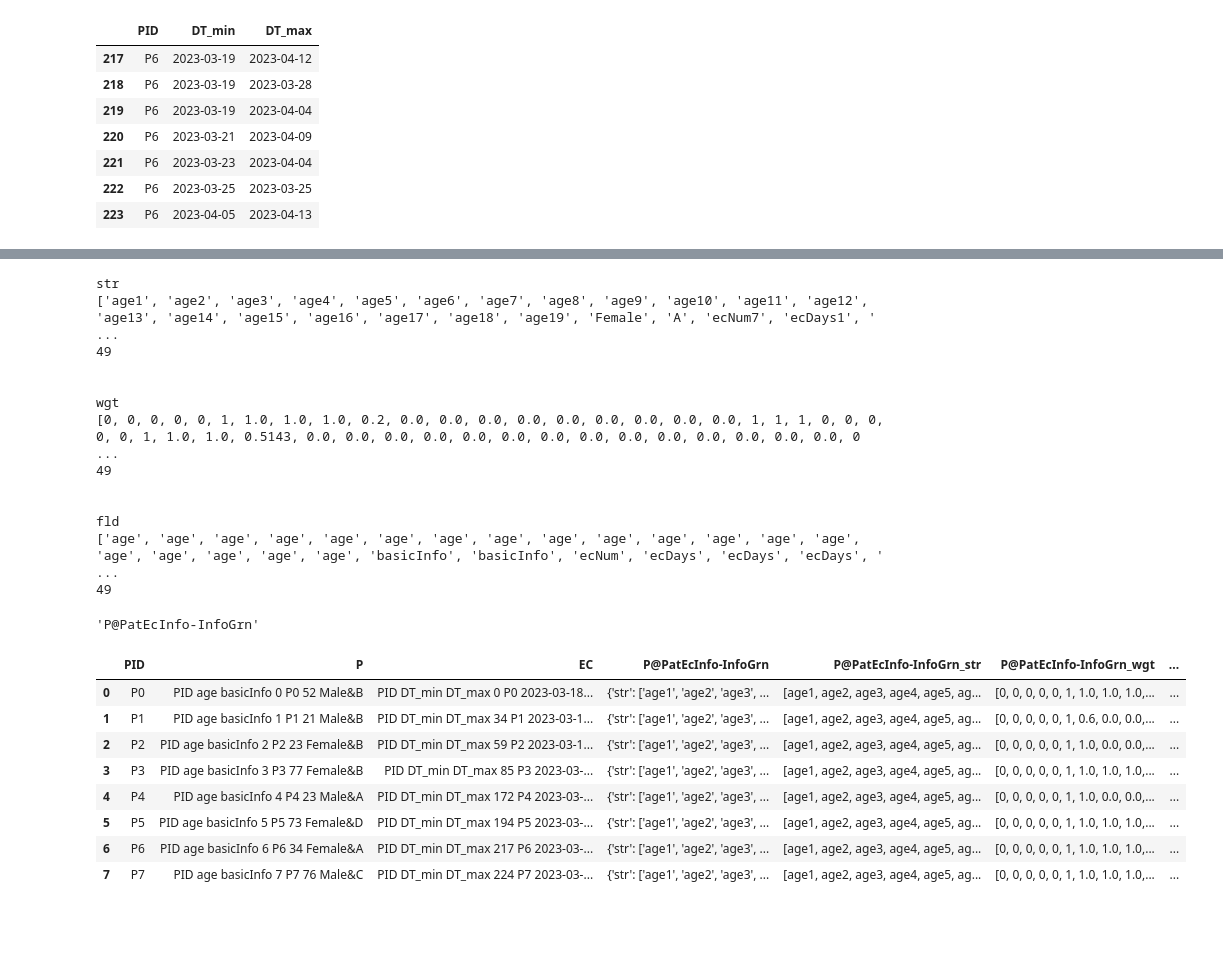
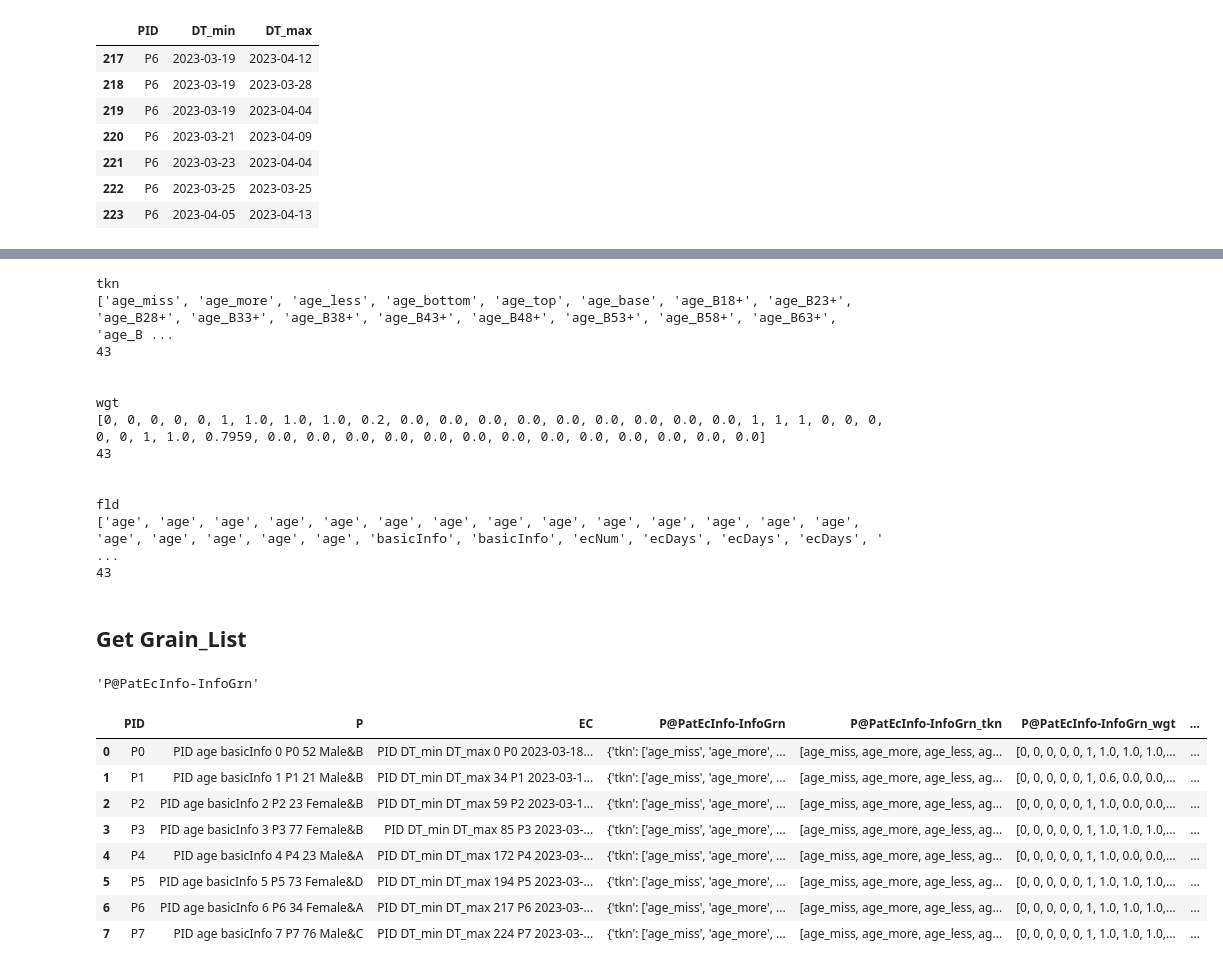
Before and after one commit to JHU-CDHAI/RecFldGrn, a Jupyter notebook: 2-FldGrn/01-P-FldGrn.ipynb, the cells around one changed output, grey strips where cells are left out. Cells and saved outputs as stored; diff of their text form; code cells hidden in the pictures; blank space fills up the shorter version.

```diff
--- a/2-FldGrn/01-P-FldGrn.ipynb
+++ b/2-FldGrn/01-P-FldGrn.ipynb
@@ -102,7 +109,8 @@ from functools import reduce
 ######## we will remove this to graintools.py file
 def get_df_whole_from_settings(RecLevel, RecLevelID,
                                SynFld, GrnName, Rec2FldList_Dict,
-                               prefix_ids, focal_ids, rec_folder
+                               prefix_ids, focal_ids, rec_folder,
+                               **kwargs
                               ):
     ## get the base IDs in case you need it. # eg: RecLevel: BMI, RecName: P.
     # Way 1
@@ -123,6 +131,7 @@ def get_df_whole_from_settings(RecLevel, RecLevelID,
 
         # make sure RecLevelID in df_whole.columns
         if RecLevelID not in df_whole.columns:
+            print('Use this...')
             on_cols = [i for i in df_base.columns if i in df_whole.columns]
             df_whole = pd.merge(df_base, df_whole, on = on_cols, how = 'left')
 
@@ -137,5 +146,9 @@ def get_df_whole_from_settings(RecLevel, RecLevelID,
 
     # Merge the dataframes in the list using reduce
     df_whole = reduce(lambda left, right: pd.merge(left, right, on=RecLevelID), L)
+
+    # df_base
+    df_whole = pd.merge(df_base, df_whole, on = focal_ids, how = 'left')
+
     return df_whole
 # %%
@@ -276,39 +327,43 @@ def grain_str_fn(df_input):
 # %%
-output = grain_str_fn(df_input)
+output = grain_tkn_fn(df_input)
 for name, grn_list in output.items():
     print('\n')
     print(name)
     print(grn_list)
     print(len(grn_list))
 # %% [output]
-str
-['age1', 'age2', 'age3', 'age4', 'age5', 'age6', 'age7', 'age8', 'age9', 'age10', 'age11', 'age12', 'age13', 'age14', 'age15', 'age16', 'age17', 'age18', 'age19', 'Female', 'A', 'ecNum7', 'ecDays1', ' ...
-49
+tkn
+['age_miss', 'age_more', 'age_less', 'age_bottom', 'age_top', 'age_base', 'age_B18+', 'age_B23+', 'age_B28+', 'age_B33+', 'age_B38+', 'age_B43+', 'age_B48+', 'age_B53+', 'age_B58+', 'age_B63+', 'age_B ...
+43
 
 
 wgt
-[0, 0, 0, 0, 0, 1, 1.0, 1.0, 1.0, 0.2, 0.0, 0.0, 0.0, 0.0, 0.0, 0.0, 0.0, 0.0, 0.0, 1, 1, 1, 0, 0, 0, 0, 0, 1, 1.0, 1.0, 0.5143, 0.0, 0.0, 0.0, 0.0, 0.0, 0.0, 0.0, 0.0, 0.0, 0.0, 0.0, 0.0, 0.0, 0.0, 0 ...
-49
+[0, 0, 0, 0, 0, 1, 1.0, 1.0, 1.0, 0.2, 0.0, 0.0, 0.0, 0.0, 0.0, 0.0, 0.0, 0.0, 0.0, 1, 1, 1, 0, 0, 0, 0, 0, 1, 1.0, 0.7959, 0.0, 0.0, 0.0, 0.0, 0.0, 0.0, 0.0, 0.0, 0.0, 0.0, 0.0, 0.0, 0.0]
+43
 
 
 fld
 ['age', 'age', 'age', 'age', 'age', 'age', 'age', 'age', 'age', 'age', 'age', 'age', 'age', 'age', 'age', 'age', 'age', 'age', 'age', 'basicInfo', 'basicInfo', 'ecNum', 'ecDays', 'ecDays', 'ecDays', ' ...
-49
+43
+# %% [markdown]
+## Get Grain_List
 # %%
 recfldgrn = f'{RecLevel}@{SynFld}-{GrnName}'
 recfldgrn
 # %% [output]
 'P@PatEcInfo-InfoGrn'
 # %%
-df_whole[recfldgrn] = df_whole.apply(lambda df_input: grain_str_fn(df_input), axis = 1)
+df_whole[recfldgrn] = df_whole.apply(lambda df_input: grain_tkn_fn(df_input), axis = 1)
+for i in ['tkn', 'wgt', 'fld']:
+    df_whole[f'{recfldgrn}_{i}'] = df_whole[recfldgrn].apply(lambda x: x[i])
 df_whole
 # %% [output]
-|  | PID | P | EC | P@PatEcInfo-InfoGrn | P@PatEcInfo-InfoGrn_str | P@PatEcInfo-InfoGrn_wgt | ... |
-| 0 | P0 | PID age basicInfo 0 P0 52 Male&B | PID DT_min DT_max 0 P0 2023-03-18... | {'str': ['age1', 'age2', 'age3', ... | [age1, age2, age3, age4, age5, ag... | [0, 0, 0, 0, 0, 1, 1.0, 1.0, 1.0,... | ... |
-| 1 | P1 | PID age basicInfo 1 P1 21 Male&B | PID DT_min DT_max 34 P1 2023-03-1... | {'str': ['age1', 'age2', 'age3', ... | [age1, age2, age3, age4, age5, ag... | [0, 0, 0, 0, 0, 1, 0.6, 0.0, 0.0,... | ... |
-| 2 | P2 | PID age basicInfo 2 P2 23 Female&B | PID DT_min DT_max 59 P2 2023-03-1... | {'str': ['age1', 'age2', 'age3', ... | [age1, age2, age3, age4, age5, ag... | [0, 0, 0, 0, 0, 1, 1.0, 0.0, 0.0,... | ... |
-| 3 | P3 | PID age basicInfo 3 P3 77 Female&B | PID DT_min DT_max 85 P3 2023-03-... | {'str': ['age1', 'age2', 'age3', ... | [age1, age2, age3, age4, age5, ag... | [0, 0, 0, 0, 0, 1, 1.0, 1.0, 1.0,... | ... |
-| 4 | P4 | PID age basicInfo 4 P4 23 Male&A | PID DT_min DT_max 172 P4 2023-03-... | {'str': ['age1', 'age2', 'age3', ... | [age1, age2, age3, age4, age5, ag... | [0, 0, 0, 0, 0, 1, 1.0, 0.0, 0.0,... | ... |
-| 5 | P5 | PID age basicInfo 5 P5 73 Female&D | PID DT_min DT_max 194 P5 2023-03-... | {'str': ['age1', 'age2', 'age3', ... | [age1, age2, age3, age4, age5, ag... | [0, 0, 0, 0, 0, 1, 1.0, 1.0, 1.0,... | ... |
-| 6 | P6 | PID age basicInfo 6 P6 34 Female&A | PID DT_min DT_max 217 P6 2023-03-... | {'str': ['age1', 'age2', 'age3', ... | [age1, age2, age3, age4, age5, ag... | [0, 0, 0, 0, 0, 1, 1.0, 1.0, 1.0,... | ... |
-| 7 | P7 | PID age basicInfo 7 P7 76 Male&C | PID DT_min DT_max 224 P7 2023-03-... | {'str': ['age1', 'age2', 'age3', ... | [age1, age2, age3, age4, age5, ag... | [0, 0, 0, 0, 0, 1, 1.0, 1.0, 1.0,... | ... |
+|  | PID | P | EC | P@PatEcInfo-InfoGrn | P@PatEcInfo-InfoGrn_tkn | P@PatEcInfo-InfoGrn_wgt | ... |
+| 0 | P0 | PID age basicInfo 0 P0 52 Male&B | PID DT_min DT_max 0 P0 2023-03-18... | {'tkn': ['age_miss', 'age_more', ... | [age_miss, age_more, age_less, ag... | [0, 0, 0, 0, 0, 1, 1.0, 1.0, 1.0,... | ... |
+| 1 | P1 | PID age basicInfo 1 P1 21 Male&B | PID DT_min DT_max 34 P1 2023-03-1... | {'tkn': ['age_miss', 'age_more', ... | [age_miss, age_more, age_less, ag... | [0, 0, 0, 0, 0, 1, 0.6, 0.0, 0.0,... | ... |
+| 2 | P2 | PID age basicInfo 2 P2 23 Female&B | PID DT_min DT_max 59 P2 2023-03-1... | {'tkn': ['age_miss', 'age_more', ... | [age_miss, age_more, age_less, ag... | [0, 0, 0, 0, 0, 1, 1.0, 0.0, 0.0,... | ... |
+| 3 | P3 | PID age basicInfo 3 P3 77 Female&B | PID DT_min DT_max 85 P3 2023-03-... | {'tkn': ['age_miss', 'age_more', ... | [age_miss, age_more, age_less, ag... | [0, 0, 0, 0, 0, 1, 1.0, 1.0, 1.0,... | ... |
+| 4 | P4 | PID age basicInfo 4 P4 23 Male&A | PID DT_min DT_max 172 P4 2023-03-... | {'tkn': ['age_miss', 'age_more', ... | [age_miss, age_more, age_less, ag... | [0, 0, 0, 0, 0, 1, 1.0, 0.0, 0.0,... | ... |
+| 5 | P5 | PID age basicInfo 5 P5 73 Female&D | PID DT_min DT_max 194 P5 2023-03-... | {'tkn': ['age_miss', 'age_more', ... | [age_miss, age_more, age_less, ag... | [0, 0, 0, 0, 0, 1, 1.0, 1.0, 1.0,... | ... |
+| 6 | P6 | PID age basicInfo 6 P6 34 Female&A | PID DT_min DT_max 217 P6 2023-03-... | {'tkn': ['age_miss', 'age_more', ... | [age_miss, age_more, age_less, ag... | [0, 0, 0, 0, 0, 1, 1.0, 1.0, 1.0,... | ... |
+| 7 | P7 | PID age basicInfo 7 P7 76 Male&C | PID DT_min DT_max 224 P7 2023-03-... | {'tkn': ['age_miss', 'age_more', ... | [age_miss, age_more, age_less, ag... | [0, 0, 0, 0, 0, 1, 1.0, 1.0, 1.0,... | ... |
```
Also changed, not shown: parts of 24 cells of this notebook, 1 other file.
